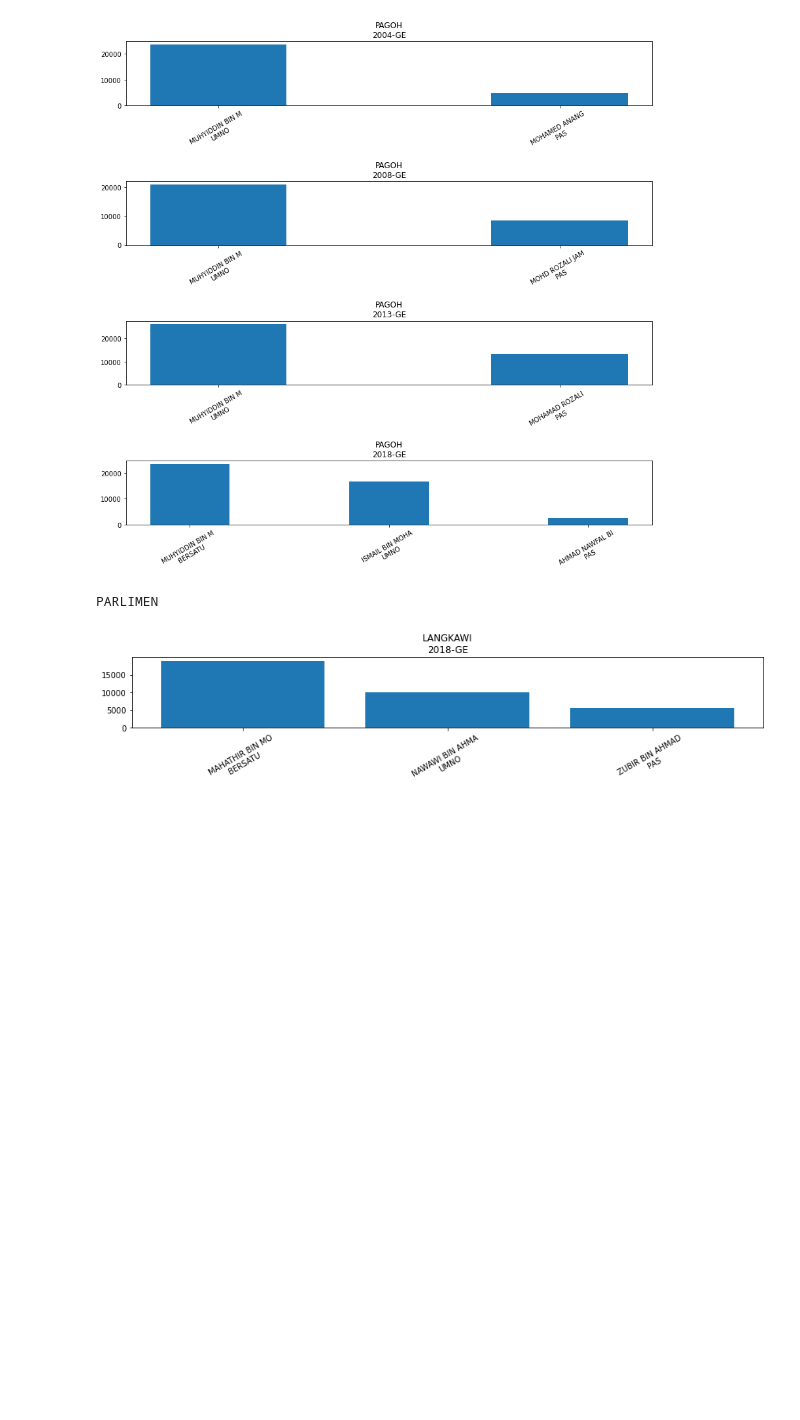
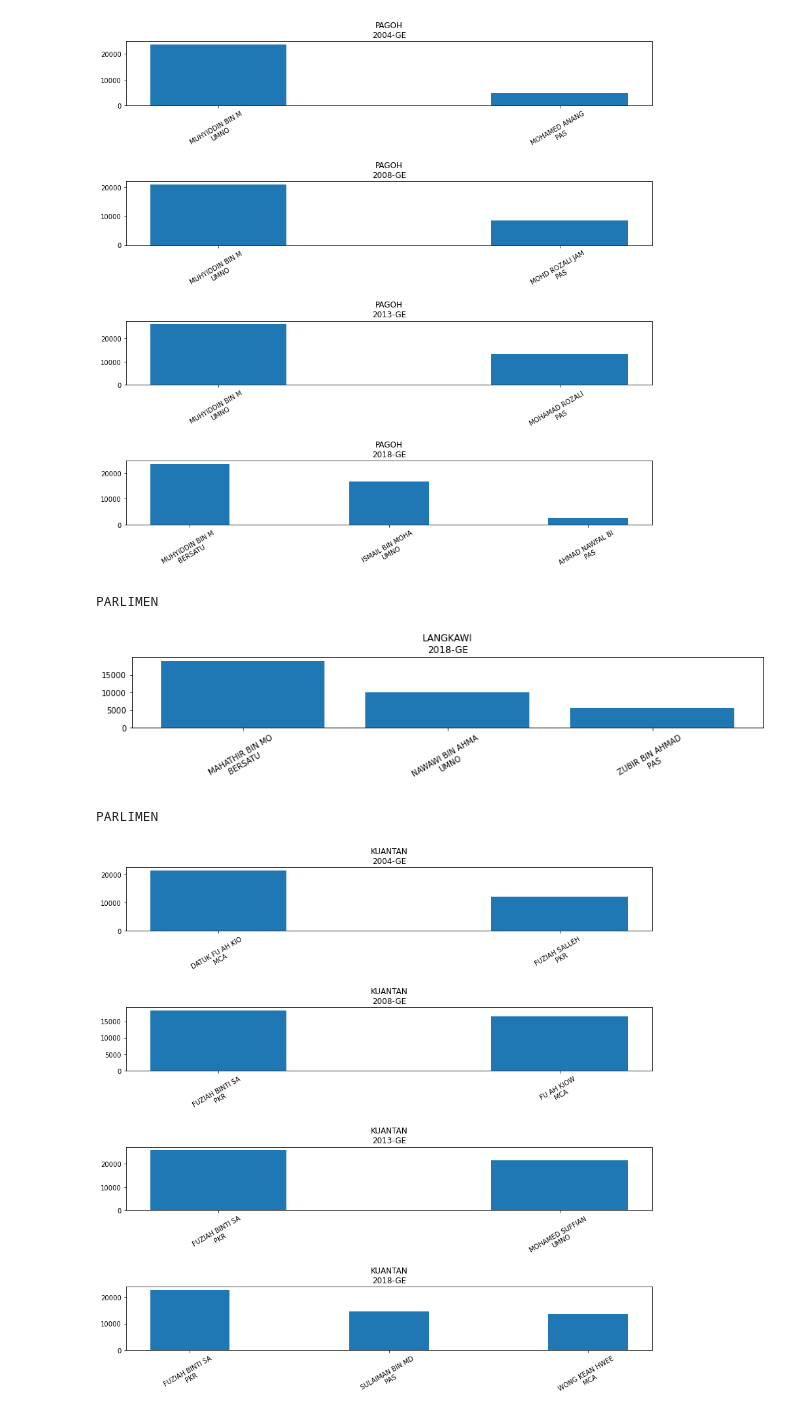
Before and after one commit to hfzdnnzl/GE15_Analysis, a Jupyter notebook: GE15_Analysis.ipynb, the cells around one changed output. Cells and saved outputs as stored; diff of their text form; code cells hidden in the pictures; blank space fills up the shorter version.

```diff
--- a/GE15_Analysis.ipynb
+++ b/GE15_Analysis.ipynb
@@ -95,3 +96,8 @@ individual_election_history_plot(parlimen_df,'mahathir mohamad')
 # %% [output]
 PARLIMEN
 [figure]
+# %%
+individual_election_history_plot(candidates_df,'fuziah salleh')
+# %% [output]
+PARLIMEN
+[figure, added]
```
Also changed, not shown: parts of 5 cells of this notebook.
